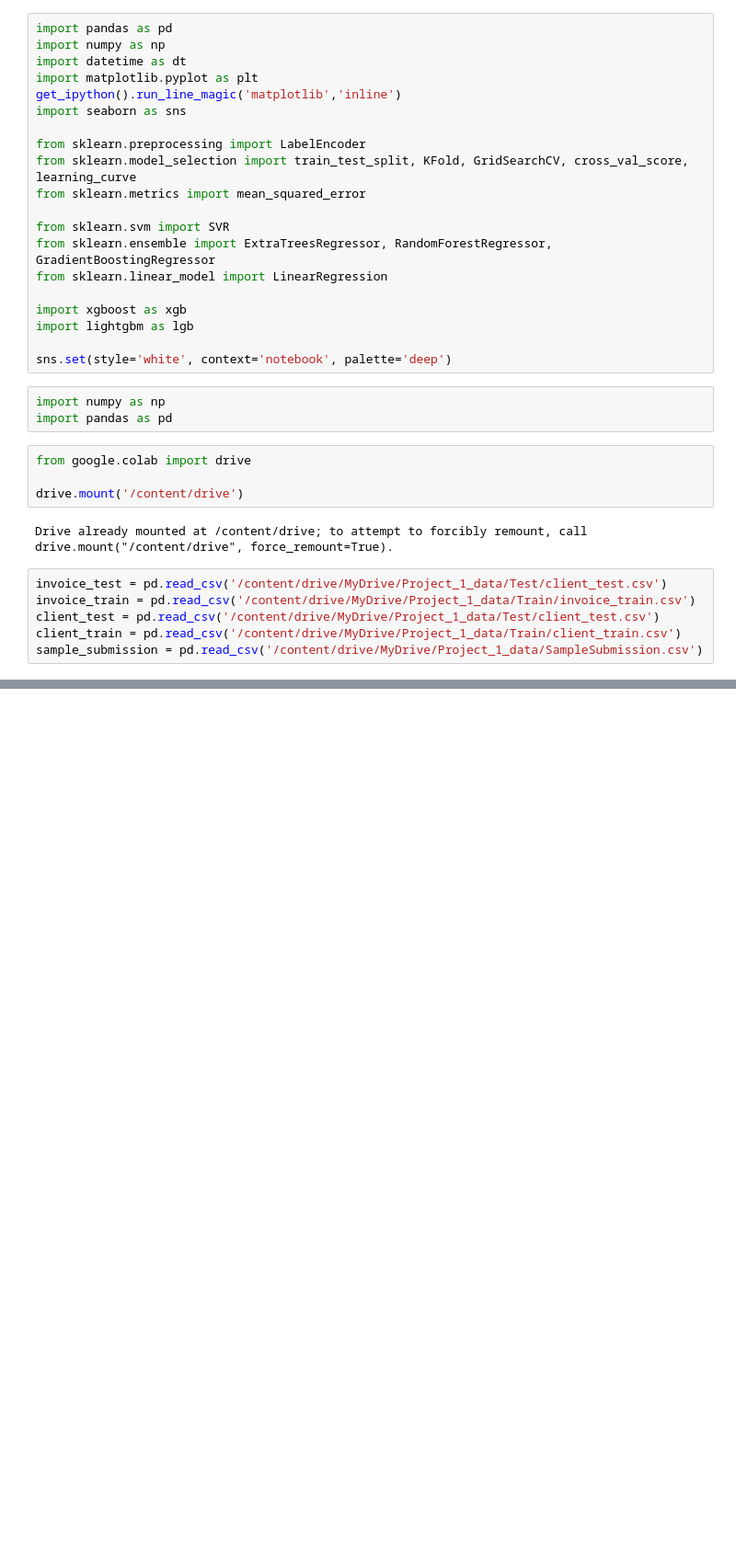
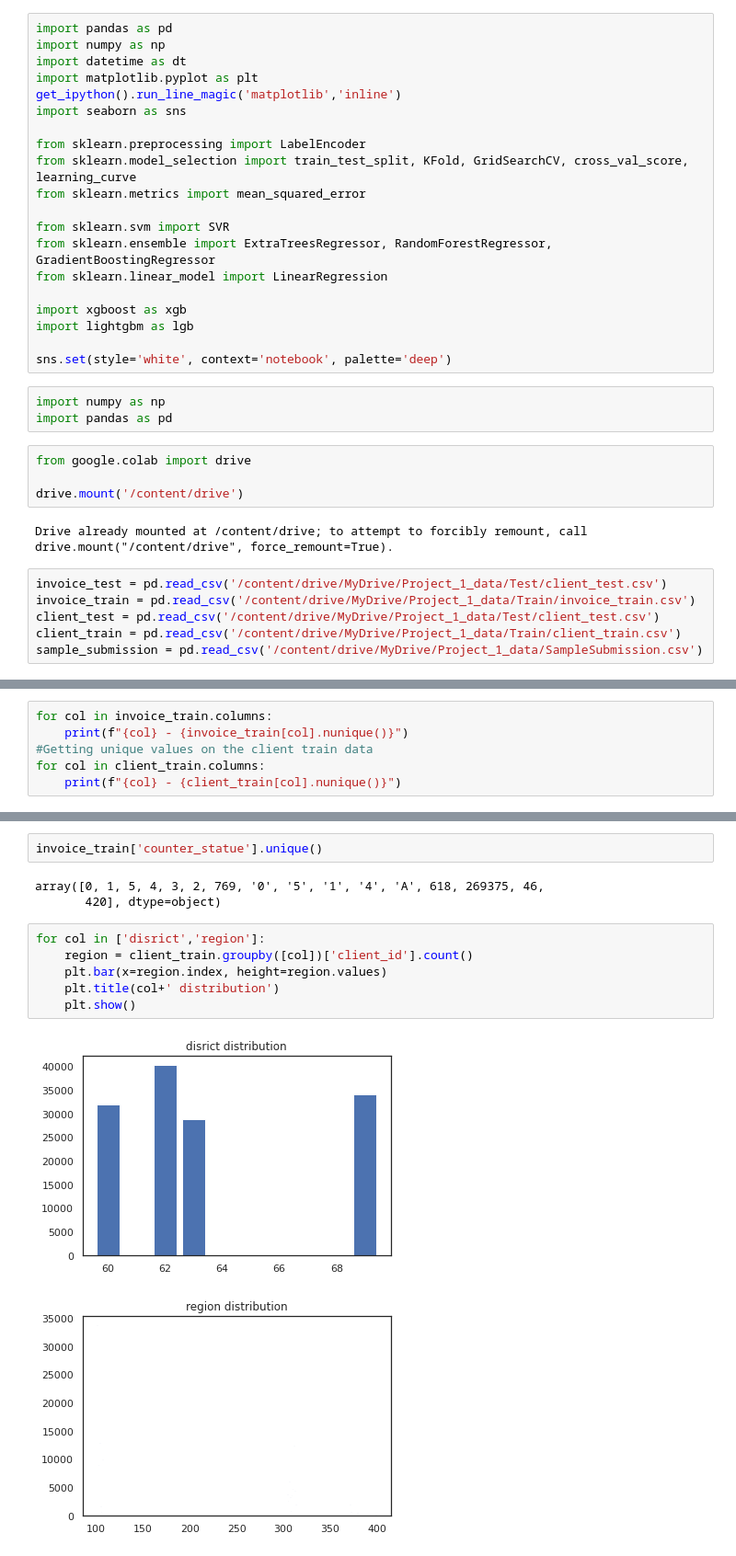
Before and after one commit to anuragkj/GDSC_ML_Training_Project_1, a Jupyter notebook: Project_1.ipynb, the cells around one changed output, grey strips where cells are left out. Shown: that part at 92% size. Cells and saved outputs as stored; diff of their text form; blank space fills up the shorter version.

```diff
--- a/Project_1.ipynb
+++ b/Project_1.ipynb
@@ -37,0 +138,6 @@ sample_submission = pd.read_csv('/content/drive/MyDrive/Project_1_data/SampleSub
+# %%
+for col in invoice_train.columns:
+    print(f"{col} - {invoice_train[col].nunique()}")
+#Getting unique values on the client train data
+for col in client_train.columns:
+    print(f"{col} - {client_train[col].nunique()}")
@@ -37,0 +162,14 @@ sample_submission = pd.read_csv('/content/drive/MyDrive/Project_1_data/SampleSub
+# %%
+invoice_train['counter_statue'].unique()
+# %% [output]
+array([0, 1, 5, 4, 3, 2, 769, '0', '5', '1', '4', 'A', 618, 269375, 46,
+       420], dtype=object)
+# %%
+for col in ['disrict','region']:
+    region = client_train.groupby([col])['client_id'].count()
+    plt.bar(x=region.index, height=region.values)
+    plt.title(col+' distribution')
+    plt.show()
+# %% [output]
+[figure, added]
+[figure, added]
```
Also changed, not shown: parts of 14 cells of this notebook.
